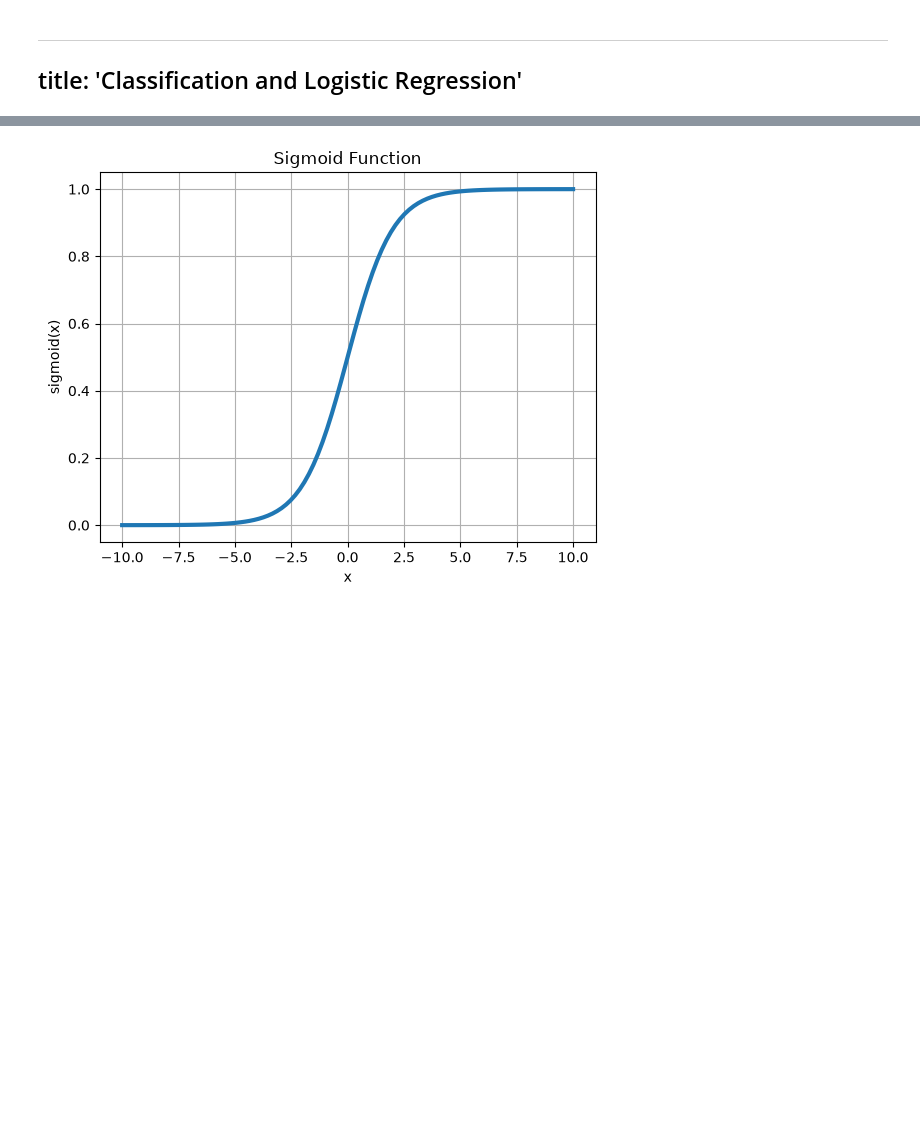
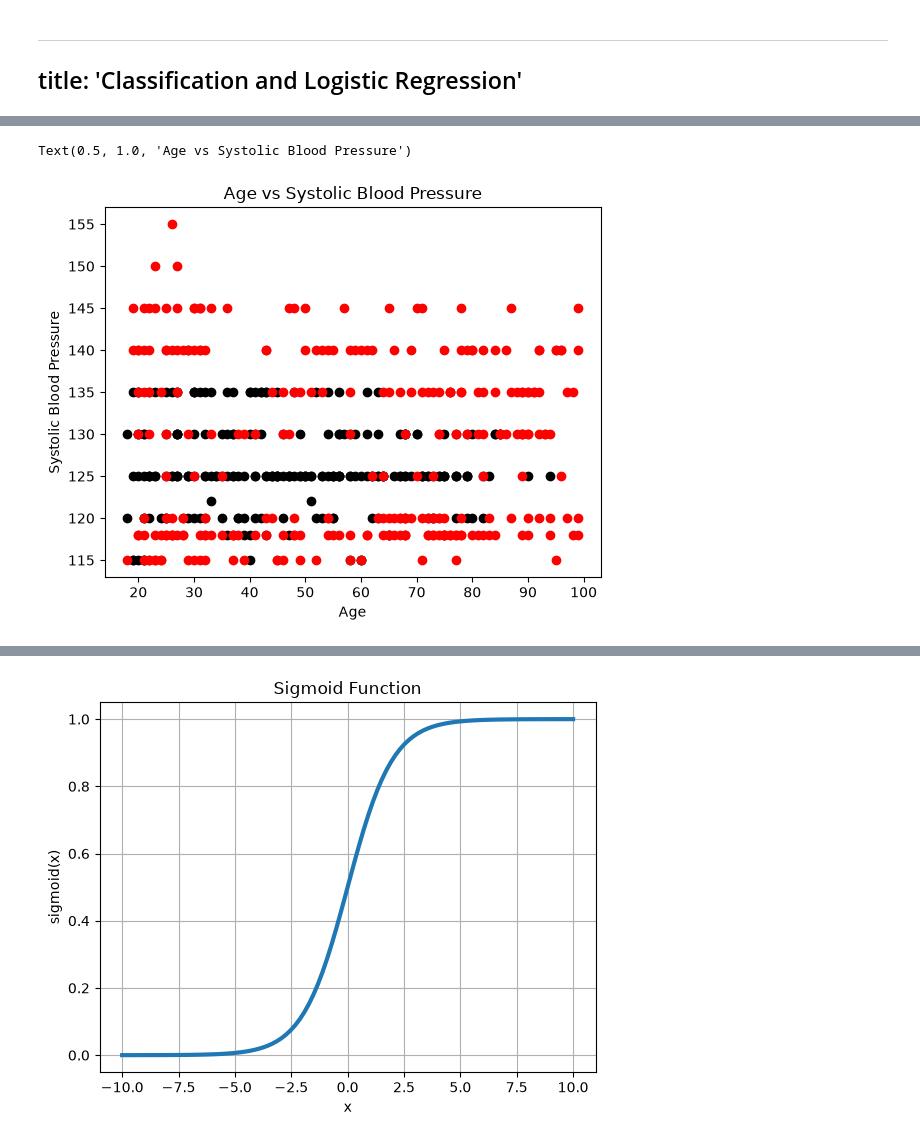
Before and after one commit to curtis-chris/Math_540_Fall_2026, a Jupyter notebook: Lecture_Notes_and_Code/Regression_and_Sparsity/Classification_and_Logistic_Regression.ipynb, the cells around one changed output, grey strips where cells are left out. Drawn from its saved outputs; the diff is of its cells as text; code cells hidden in the pictures; blank space fills up the shorter version.

```diff
--- a/Lecture_Notes_and_Code/Regression_and_Sparsity/Classification_and_Logistic_Regression.ipynb
+++ b/Lecture_Notes_and_Code/Regression_and_Sparsity/Classification_and_Logistic_Regression.ipynb
@@ -34,0 +57,9 @@ Here, the *sigmoid* function $\sigma(x)$ is introduced.
+# %%
+plt.scatter(age[healthy], systolic_bp[healthy], c='k')
+plt.scatter(age[unhealthy], systolic_bp[unhealthy], c='r')
+plt.xlabel('Age')
+plt.ylabel('Systolic Blood Pressure')
+plt.title('Age vs Systolic Blood Pressure')
+# %% [output]
+Text(0.5, 1.0, 'Age vs Systolic Blood Pressure')
+[figure, added]
```
Also changed, not shown: parts of 8 cells of this notebook.
